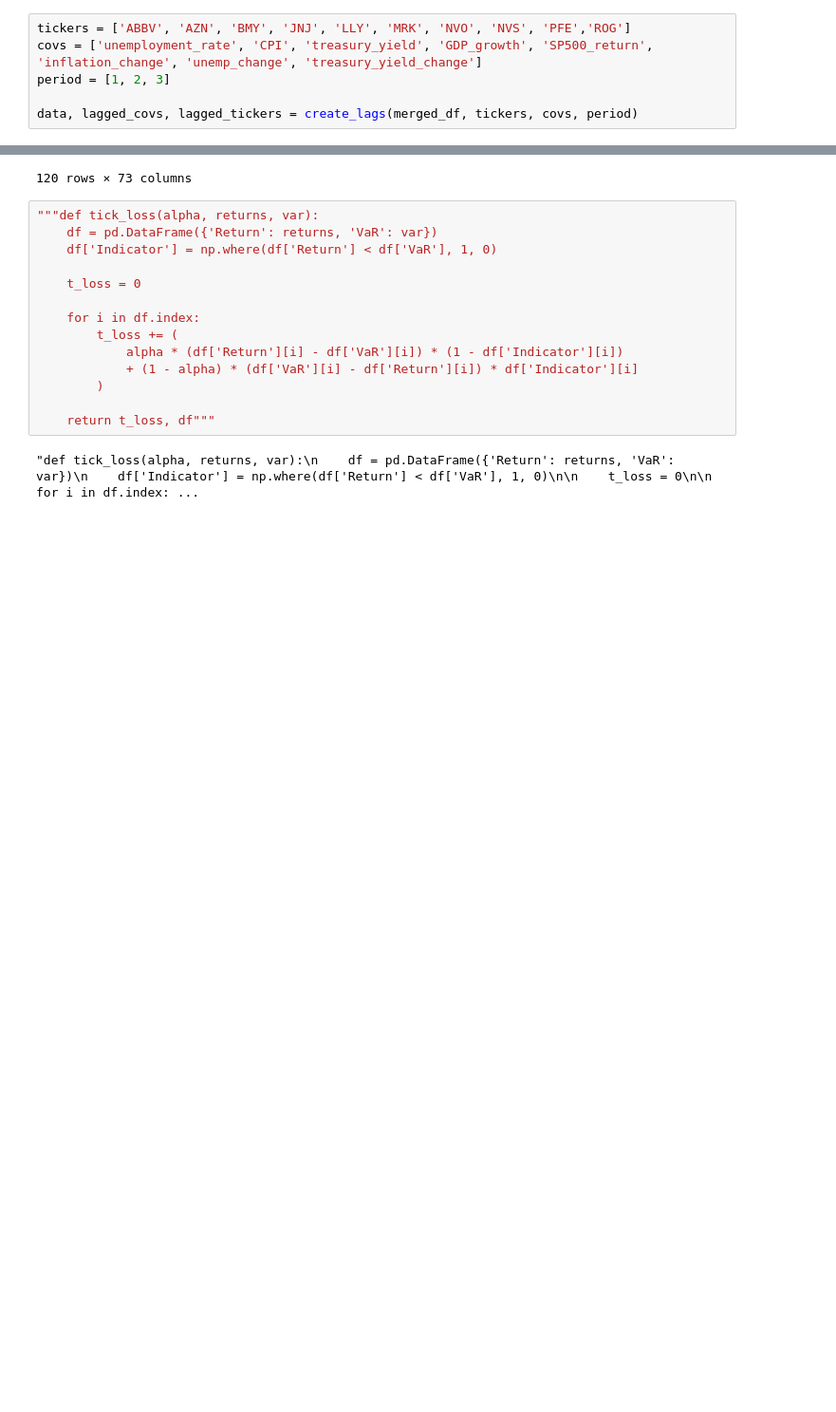
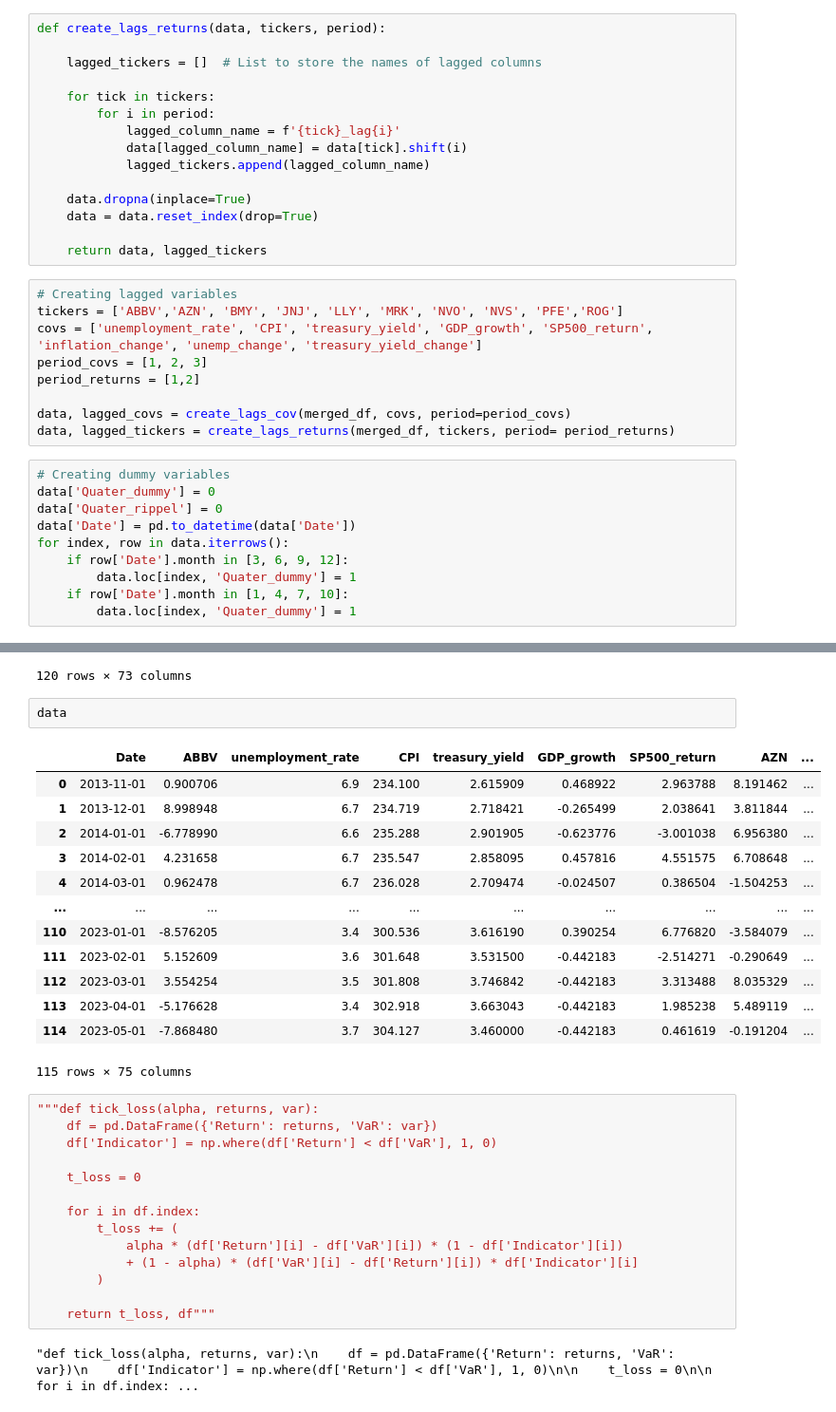
Before and after one commit to TobiPfeiffersGitHub/BSExNovartis_Thesis, a Jupyter notebook: ModelEvaluation/ABBV_GARCH_RollingForecast.ipynb, the cells around one changed output, grey strips where cells are left out. Shown: that part at 95% size. Saved outputs shown, nothing was run; the diff lists cells and outputs as text; blank space fills up the shorter version.

```diff
--- a/ModelEvaluation/ABBV_GARCH_RollingForecast.ipynb
+++ b/ModelEvaluation/ABBV_GARCH_RollingForecast.ipynb
@@ -112,9 +104,37 @@ def create_lags(data, tickers, covs, period):
+# %%
+def create_lags_returns(data, tickers, period):
+
+    lagged_tickers = []  # List to store the names of lagged columns
+
+    for tick in tickers:
+        for i in period:
+            lagged_column_name = f'{tick}_lag{i}'
+            data[lagged_column_name] = data[tick].shift(i)
+            lagged_tickers.append(lagged_column_name)
+
+    data.dropna(inplace=True)
+    data = data.reset_index(drop=True)
+
+    return data, lagged_tickers
 # %%
-tickers = ['ABBV', 'AZN', 'BMY', 'JNJ', 'LLY', 'MRK', 'NVO', 'NVS', 'PFE','ROG']
+# Creating lagged variables
+tickers = ['ABBV','AZN', 'BMY', 'JNJ', 'LLY', 'MRK', 'NVO', 'NVS', 'PFE','ROG']
 covs = ['unemployment_rate', 'CPI', 'treasury_yield', 'GDP_growth', 'SP500_return', 'inflation_change', 'unemp_change', 'treasury_yield_change']
-period = [1, 2, 3]
+period_covs = [1, 2, 3]
+period_returns = [1,2]
 
-data, lagged_covs, lagged_tickers = create_lags(merged_df, tickers, covs, period)
+data, lagged_covs = create_lags_cov(merged_df, covs, period=period_covs)
+data, lagged_tickers = create_lags_returns(merged_df, tickers, period= period_returns)
+# %%
+# Creating dummy variables
+data['Quater_dummy'] = 0
+data['Quater_rippel'] = 0
+data['Date'] = pd.to_datetime(data['Date'])
+for index, row in data.iterrows():
+    if row['Date'].month in [3, 6, 9, 12]:
+        data.loc[index, 'Quater_dummy'] = 1
+    if row['Date'].month in [1, 4, 7, 10]:
+        data.loc[index, 'Quater_dummy'] = 1
 # %%
 merged_df
 # %% [output]
@@ -131,6 +151,22 @@ merged_df
 | 121 | 2023-04-01 | -5.176628 | 3.4 | 302.918 | 3.663043 | -0.442183 | 1.985238 | 5.489119 | ... |
 | 122 | 2023-05-01 | -7.868480 | 3.7 | 304.127 | 3.460000 | -0.442183 | 0.461619 | -0.191204 | ... |
 120 rows × 73 columns
+# %%
+data
+# %% [output]
+|  | Date | ABBV | unemployment_rate | CPI | treasury_yield | GDP_growth | SP500_return | AZN | ... |
+| 0 | 2013-11-01 | 0.900706 | 6.9 | 234.100 | 2.615909 | 0.468922 | 2.963788 | 8.191462 | ... |
+| 1 | 2013-12-01 | 8.998948 | 6.7 | 234.719 | 2.718421 | -0.265499 | 2.038641 | 3.811844 | ... |
+| 2 | 2014-01-01 | -6.778990 | 6.6 | 235.288 | 2.901905 | -0.623776 | -3.001038 | 6.956380 | ... |
+| 3 | 2014-02-01 | 4.231658 | 6.7 | 235.547 | 2.858095 | 0.457816 | 4.551575 | 6.708648 | ... |
+| 4 | 2014-03-01 | 0.962478 | 6.7 | 236.028 | 2.709474 | -0.024507 | 0.386504 | -1.504253 | ... |
+| ... | ... | ... | ... | ... | ... | ... | ... | ... | ... |
+| 110 | 2023-01-01 | -8.576205 | 3.4 | 300.536 | 3.616190 | 0.390254 | 6.776820 | -3.584079 | ... |
+| 111 | 2023-02-01 | 5.152609 | 3.6 | 301.648 | 3.531500 | -0.442183 | -2.514271 | -0.290649 | ... |
+| 112 | 2023-03-01 | 3.554254 | 3.5 | 301.808 | 3.746842 | -0.442183 | 3.313488 | 8.035329 | ... |
+| 113 | 2023-04-01 | -5.176628 | 3.4 | 302.918 | 3.663043 | -0.442183 | 1.985238 | 5.489119 | ... |
+| 114 | 2023-05-01 | -7.868480 | 3.7 | 304.127 | 3.460000 | -0.442183 | 0.461619 | -0.191204 | ... |
+115 rows × 75 columns
 # %%
 """def tick_loss(alpha, returns, var):
     df = pd.DataFrame({'Return': returns, 'VaR': var})
```
Also changed, not shown: parts of 6 cells of this notebook.
